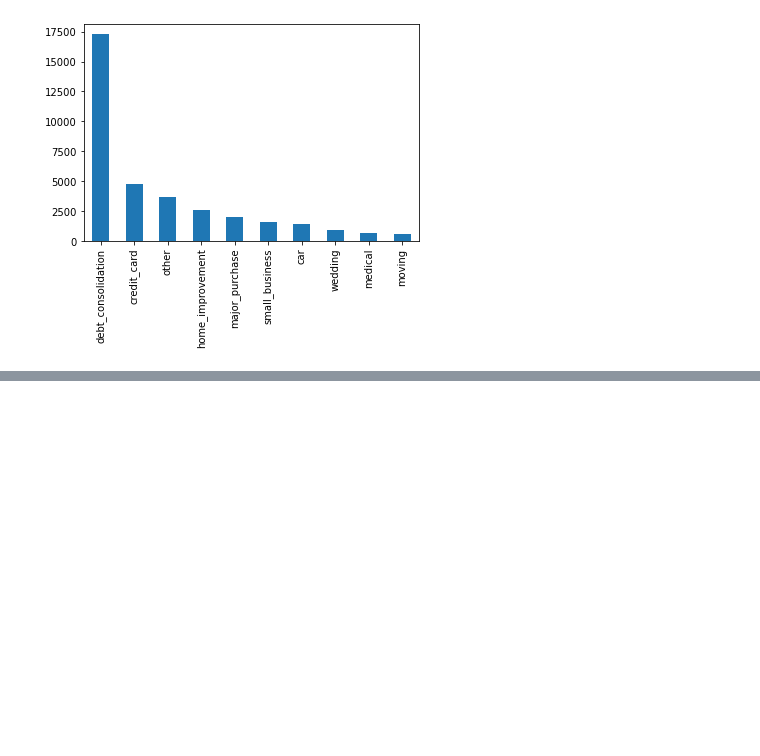
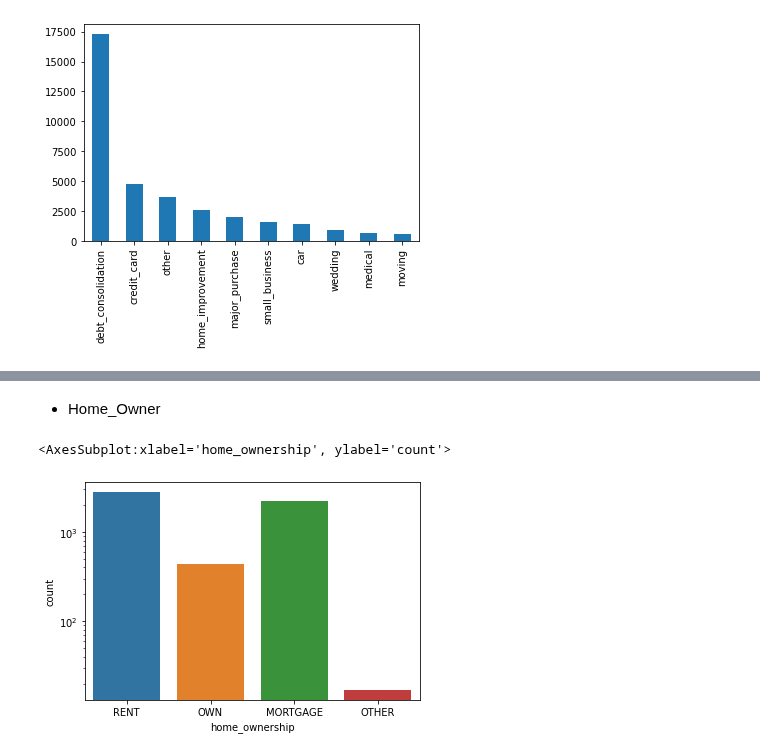
Before and after one commit to sateeshkumarj/Leanding_Club, a Jupyter notebook: leanding_club.ipynb, the cells around one changed output, grey strips where cells are left out. Saved outputs shown, nothing was run; the diff lists cells and outputs as text; code cells hidden in the pictures; blank space fills up the shorter version.

```diff
--- a/leanding_club.ipynb
+++ b/leanding_club.ipynb
@@ -209,0 +221,10 @@ loan['purpose'].value_counts().head(10).plot.bar()
+# %% [markdown]
+* Home_Owner
+# %%
+#People who are having Own ho
+fig, ax = plt.subplots(figsize = (6,4))
+ax.set(yscale = 'log')
+sns.countplot(x='home_ownership', data=loan[loan['loan_status']=='Charged Off'])
+# %% [output]
+<AxesSubplot:xlabel='home_ownership', ylabel='count'>
+[figure, added]
```
Also changed, not shown: parts of 2 cells of this notebook.
